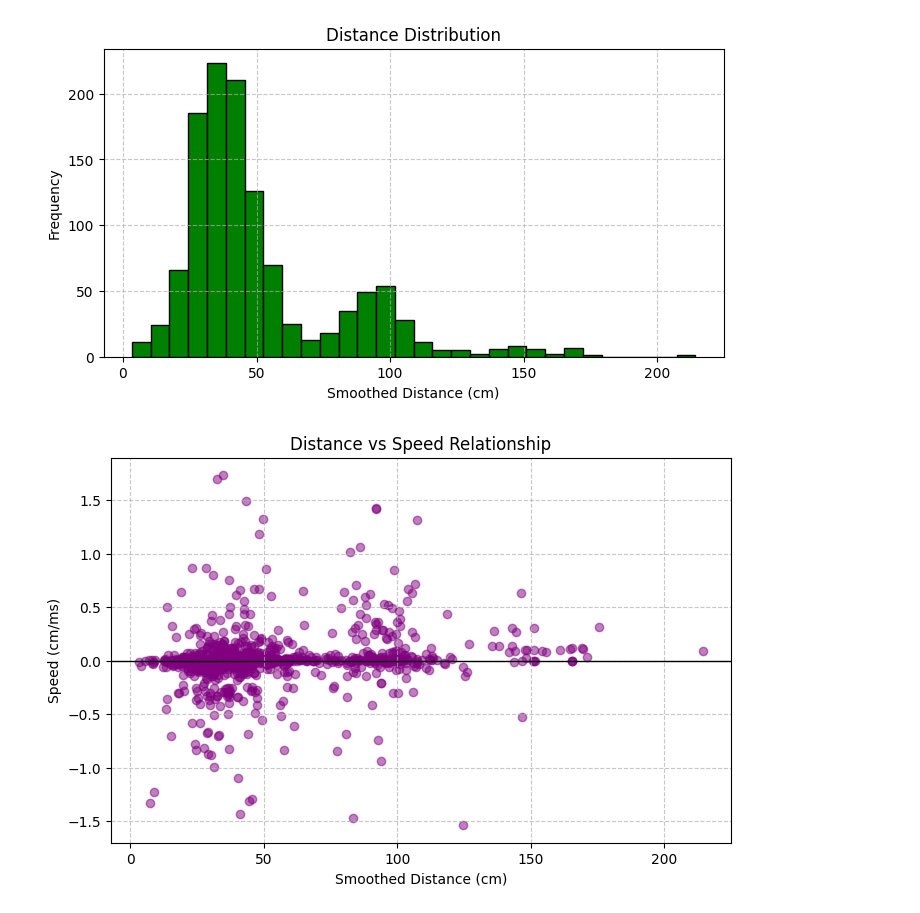
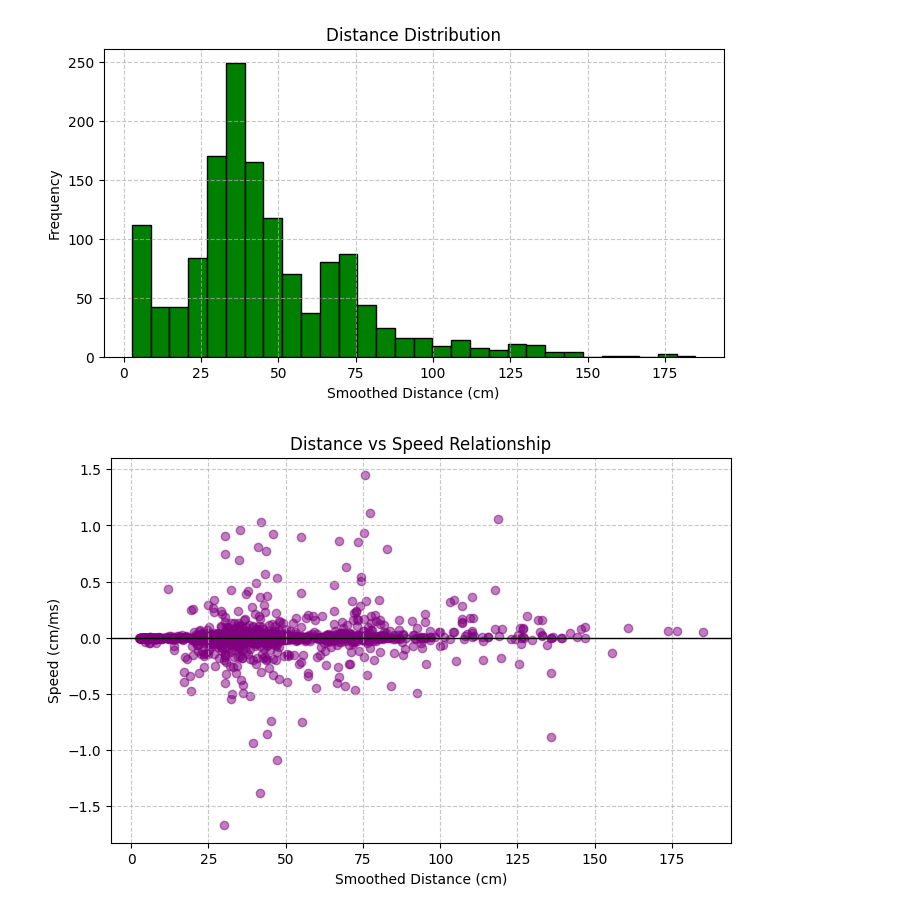
Before and after one commit to Pawandeep-Kaur06/SmartShoeProject, a Jupyter notebook: ml/visualize.ipynb, the cells around one changed output. Drawn from its saved outputs; the diff is of its cells as text; code cells hidden in the pictures.

Commit message:
Changed the rolling window size

```diff
--- a/ml/visualize.ipynb
+++ b/ml/visualize.ipynb
@@ -6,7 +6,7 @@ import matplotlib.pyplot as plt
 data = pd.read_csv("../Dataset/smart_shoe_dataset_clean.csv")
 
 # ---- STEP 1: Smooth the data (Matches your ML Model!) ----
-data['distance_smooth'] = data['Distance'].rolling(window=3).mean()
+data['distance_smooth'] = data['Distance'].rolling(window=5).mean()
 data = data.dropna(subset=['distance_smooth'])
 
 # ---- STEP 2: Create speed feature based on SMOOTHED data ----
@@ -68,2 +68,2 @@ plt.show()
-[figure, old version]
+[figure, new version]
-[figure, old version]
+[figure, new version]
```
Also changed, not shown: parts of 1 cell of this notebook.
